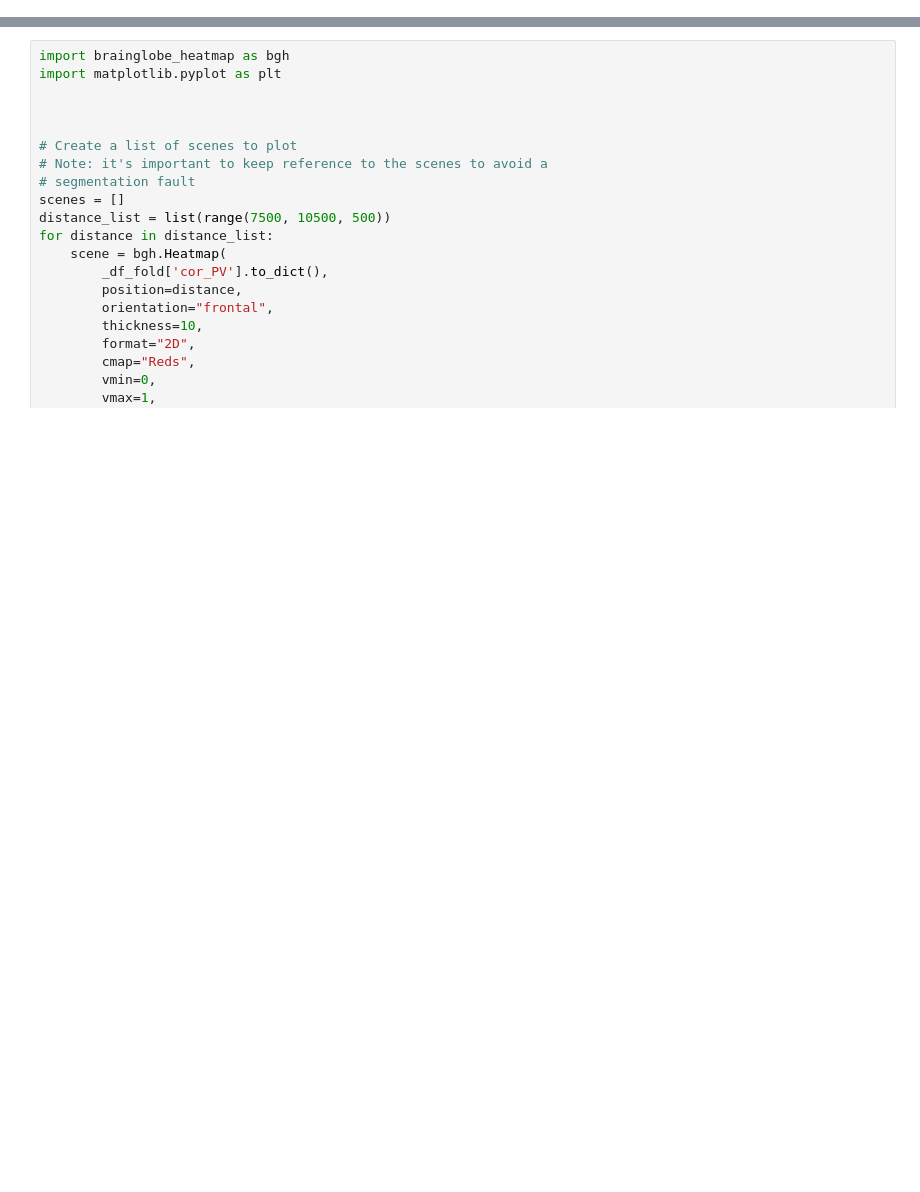
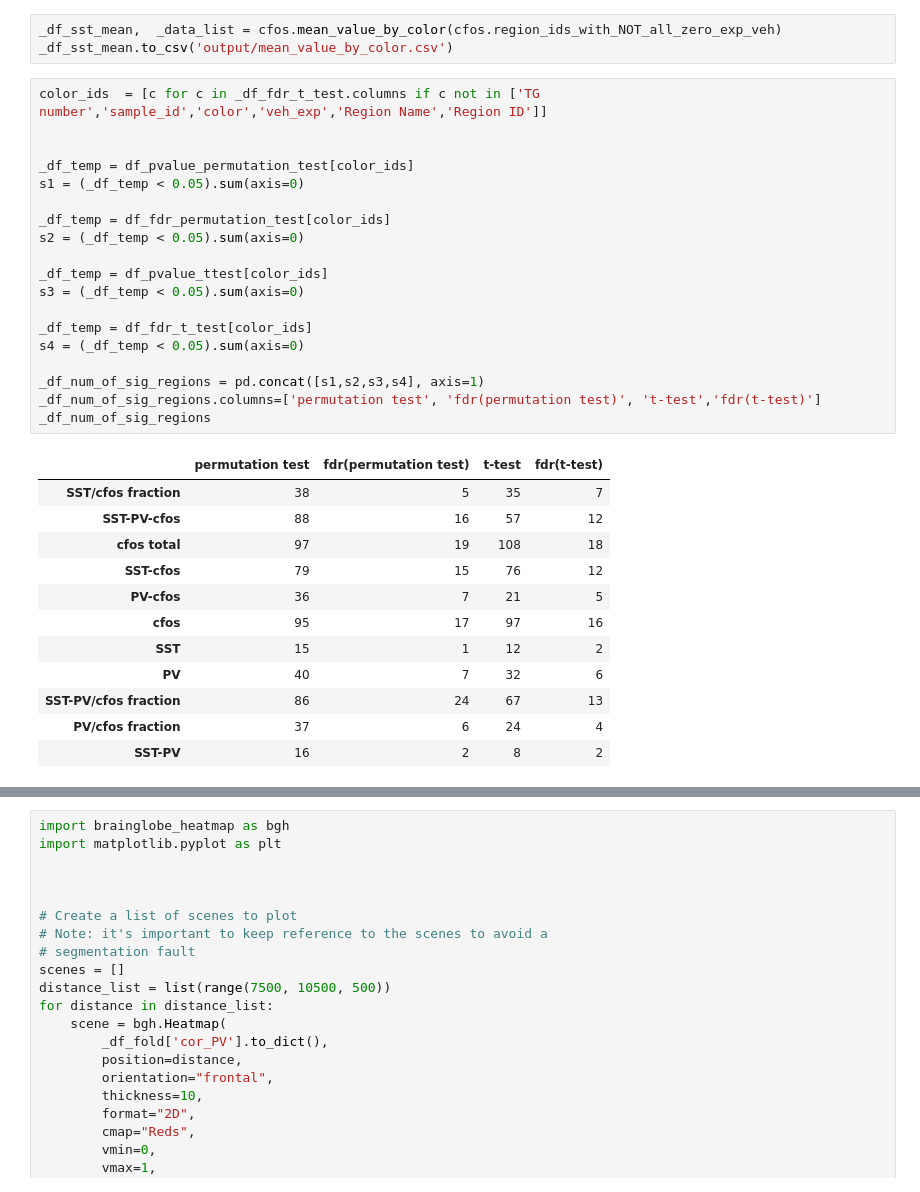
Before and after one commit to jhahncs/brain-slice-render, a Jupyter notebook: cfos/cfos_analysis.ipynb, the cells around one changed output, grey strips where cells are left out. Drawn from its saved outputs; the diff is of its cells as text; blank space fills up the shorter version.

```diff
--- a/cfos/cfos_analysis.ipynb
+++ b/cfos/cfos_analysis.ipynb
@@ -1099,0 +94,35 @@ _df_fold.head()
+# %%
+_df_sst_mean,  _data_list = cfos.mean_value_by_color(cfos.region_ids_with_NOT_all_zero_exp_veh)
+_df_sst_mean.to_csv('output/mean_value_by_color.csv')
+# %%
+color_ids  = [c for c in _df_fdr_t_test.columns if c not in ['TG number','sample_id','color','veh_exp','Region Name','Region ID']]
+
+
+_df_temp = df_pvalue_permutation_test[color_ids]
+s1 = (_df_temp < 0.05).sum(axis=0)
+
+_df_temp = df_fdr_permutation_test[color_ids]
+s2 = (_df_temp < 0.05).sum(axis=0)
+
+_df_temp = df_pvalue_ttest[color_ids]
+s3 = (_df_temp < 0.05).sum(axis=0)
+
+_df_temp = df_fdr_t_test[color_ids]
+s4 = (_df_temp < 0.05).sum(axis=0)
+
+_df_num_of_sig_regions = pd.concat([s1,s2,s3,s4], axis=1)
+_df_num_of_sig_regions.columns=['permutation test', 'fdr(permutation test)', 't-test','fdr(t-test)']
+_df_num_of_sig_regions
+# %% [output]
+|  | permutation test | fdr(permutation test) | t-test | fdr(t-test) |
+| SST/cfos fraction | 38 | 5 | 35 | 7 |
+| SST-PV-cfos | 88 | 16 | 57 | 12 |
+| cfos total | 97 | 19 | 108 | 18 |
+| SST-cfos | 79 | 15 | 76 | 12 |
+| PV-cfos | 36 | 7 | 21 | 5 |
+| cfos | 95 | 17 | 97 | 16 |
+| SST | 15 | 1 | 12 | 2 |
+| PV | 40 | 7 | 32 | 6 |
+| SST-PV/cfos fraction | 86 | 24 | 67 | 13 |
+| PV/cfos fraction | 37 | 6 | 24 | 4 |
+| SST-PV | 16 | 2 | 8 | 2 |
```
Also changed, not shown: parts of 45 cells of this notebook, 4 other files.
